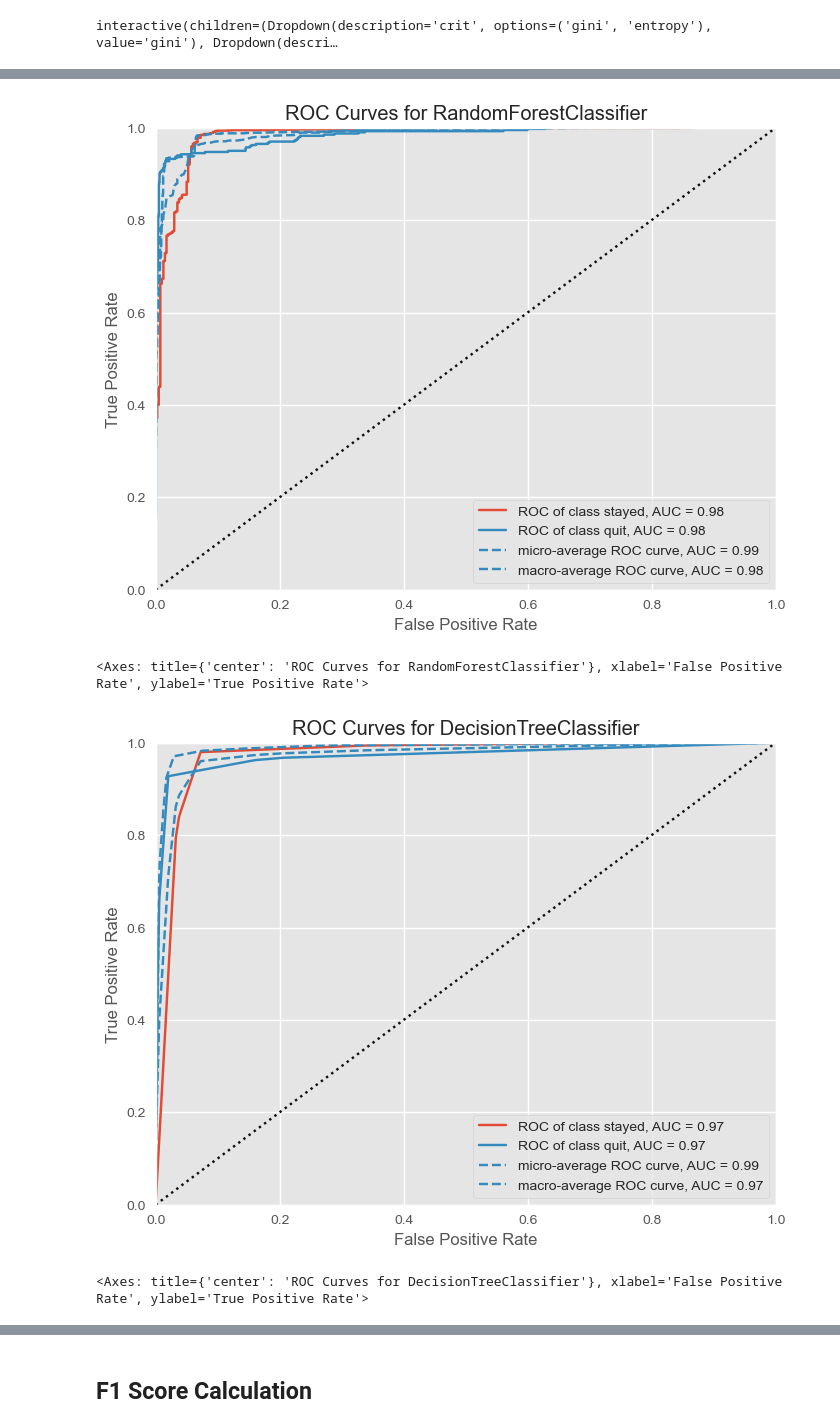
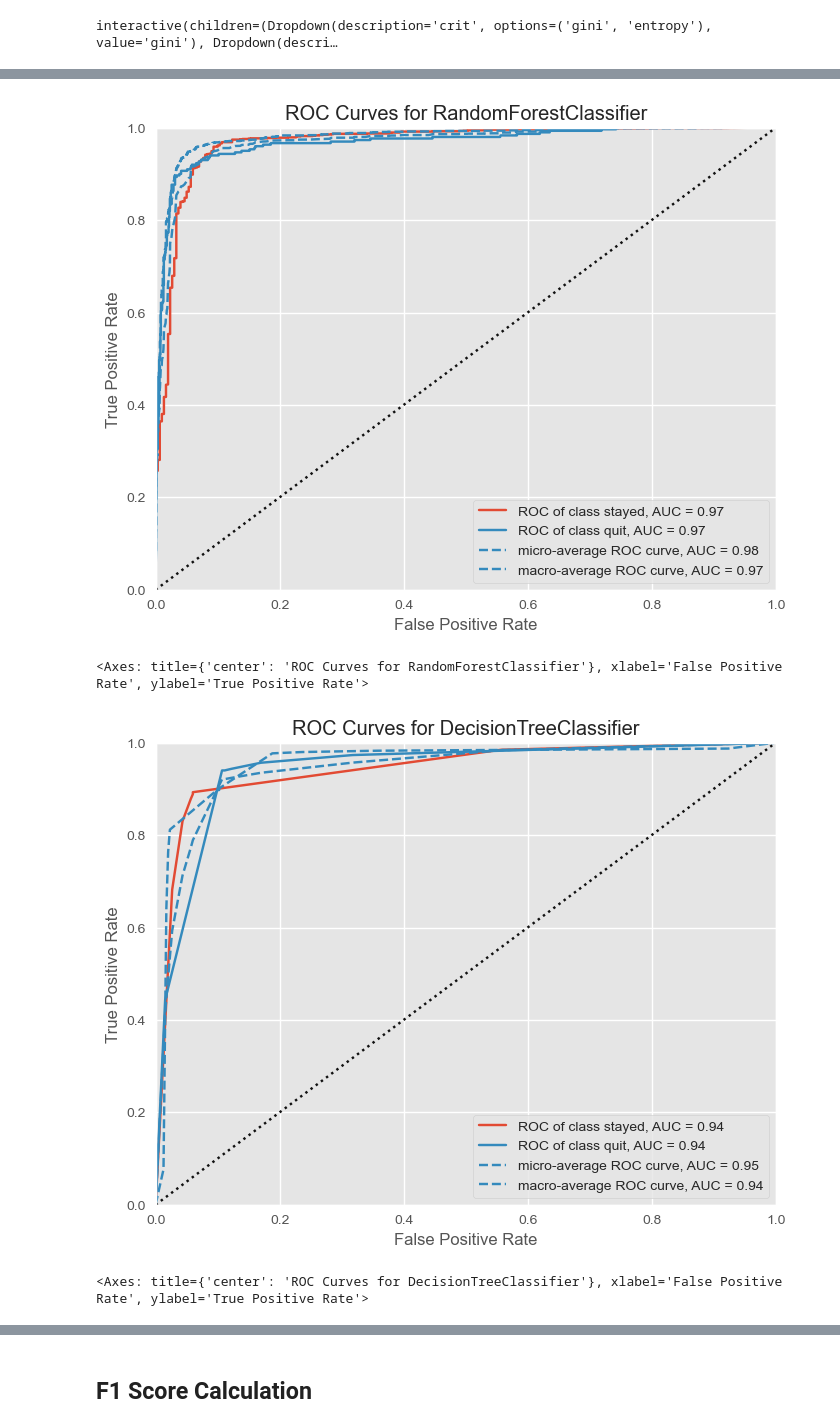
Before and after one commit to hetvimwaghela/employee-turnover-prediction, a Jupyter notebook: employee_churn.ipynb, the cells around one changed output, grey strips where cells are left out. Saved outputs shown, nothing was run; the diff lists cells and outputs as text; code cells hidden in the pictures.

```diff
--- a/employee_churn.ipynb
+++ b/employee_churn.ipynb
@@ -252,0 +471,6 @@ import matplotlib.image as mpimg
+# %%
+# Initialize SMOTE
+smote = SMOTE(random_state=42)
+
+# Fit and transform the training set
+x_train_resampled, y_train_resampled = smote.fit_resample(x_train, y_train)
@@ -340,6 +577,6 @@ rf=RandomForestClassifier(bootstrap=True, class_weight=None, criterion='gini',
 
 # visualizing feature importances for Random Forest
 viz=FeatureImportances(rf)
-viz.fit(x_train,y_train)
+viz.fit(x_train_resampled,y_train_resampled)
 viz.show();
 # %% [output]
@@ -353,6 +590,6 @@ dt=DecisionTreeClassifier(class_weight=None, criterion='gini', max_depth=3,
 
 # visualizing feature importances for Decision Tree
 viz=FeatureImportances(dt)
-viz.fit(x_train,y_train)
+viz.fit(x_train_resampled,y_train_resampled)
 viz.show();
 # %% [output]
@@ -361,19 +598,19 @@ viz.show();
 from yellowbrick.classifier import ROCAUC
 
 visualizer=ROCAUC(rf,classes=['stayed','quit'])
-visualizer.fit(x_train,y_train)
+visualizer.fit(x_train_resampled,y_train_resampled)
 visualizer.score(x_test,y_test)
 visualizer.poof()
 # %% [output]
-[figure, old version]
+[figure, new version]
 <Axes: title={'center': 'ROC Curves for RandomForestClassifier'}, xlabel='False Positive Rate', ylabel='True Positive Rate'>
 # %%
 from yellowbrick.classifier import ROCAUC
 
 visualizer=ROCAUC(dt,classes=['stayed','quit'])
-visualizer.fit(x_train,y_train)
+visualizer.fit(x_train_resampled,y_train_resampled)
 visualizer.score(x_test,y_test)
 visualizer.poof()
 # %% [output]
-[figure, old version]
+[figure, new version]
 <Axes: title={'center': 'ROC Curves for DecisionTreeClassifier'}, xlabel='False Positive Rate', ylabel='True Positive Rate'>
```
Also changed, not shown: parts of 73 cells of this notebook.
